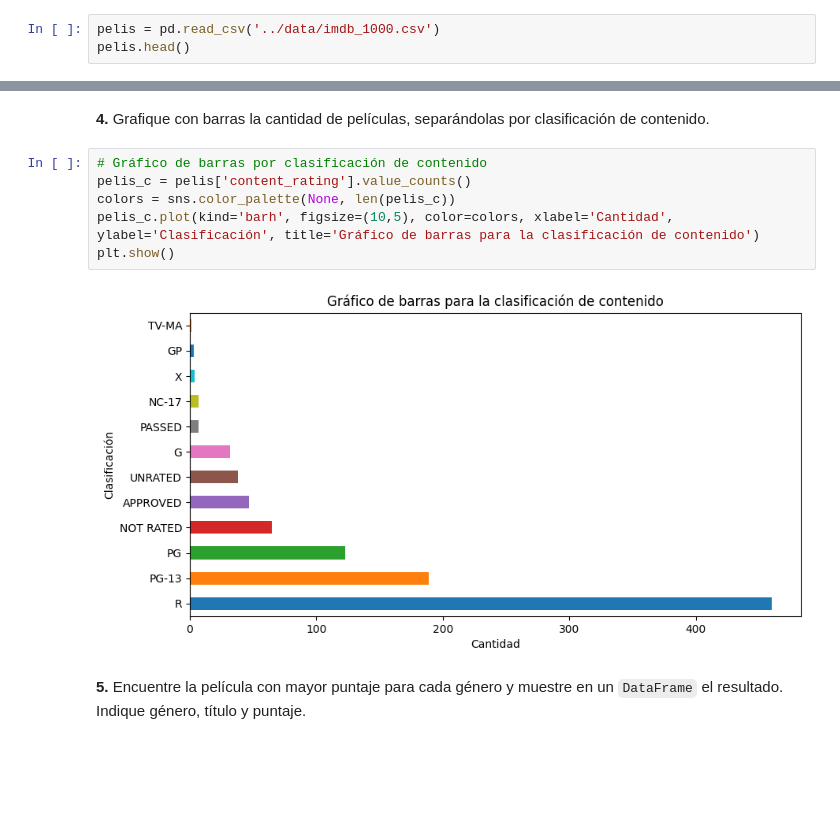
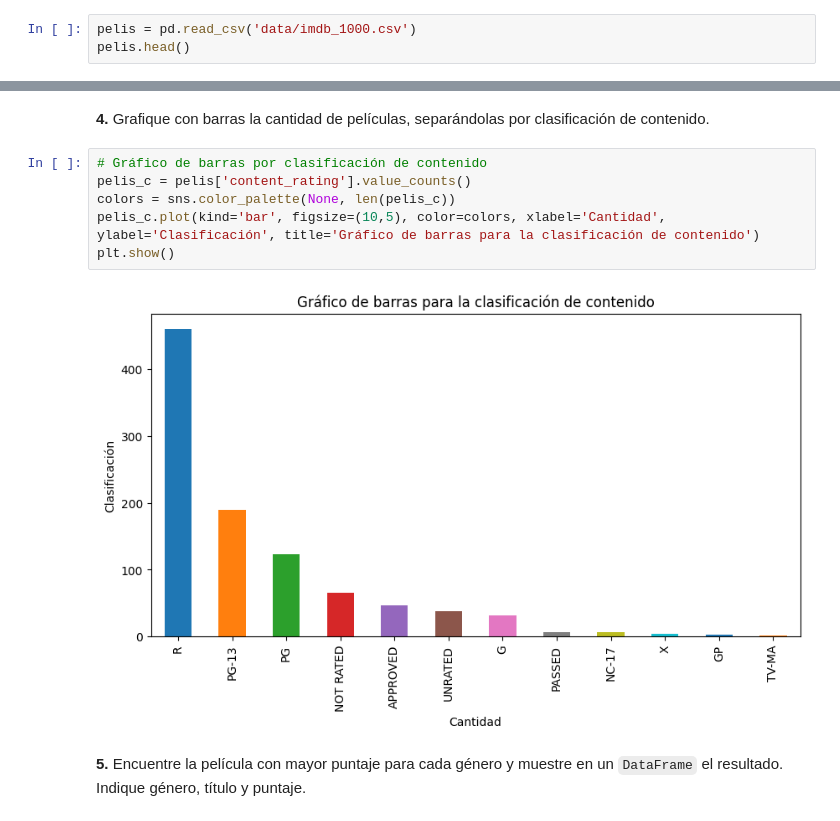
Before and after one commit to Nefertumm/AM, a Jupyter notebook: Tema_0-Introduccion/Entregables/Entregables_introduccion.ipynb, the cells around one changed output, grey strips where cells are left out. Drawn from its saved outputs; the diff is of its cells as text; blank space fills up the shorter version.

```diff
--- a/Tema_0-Introduccion/Entregables/Entregables_introduccion.ipynb
+++ b/Tema_0-Introduccion/Entregables/Entregables_introduccion.ipynb
@@ -224,7 +224,7 @@ plt.show()
 
 Cargue en un `DataFrame` el conjunto de datos sobre películas dado en **imdb_1000.csv**. A partir de procesar estos datos responda a los siguientes enunciados.
 # %%
-pelis = pd.read_csv('../data/imdb_1000.csv')
+pelis = pd.read_csv('data/imdb_1000.csv')
 pelis.head()
 # %% [output]
 |  | star_rating | title | content_rating | genre | duration | actors_list |
@@ -281,11 +281,11 @@ sns.boxplot(data=pelis, x='genre', y='duration', ax=axes)
 # %%
 # Gráfico de barras por clasificación de contenido
 pelis_c = pelis['content_rating'].value_counts()
 colors = sns.color_palette(None, len(pelis_c))
-pelis_c.plot(kind='barh', figsize=(10,5), color=colors, xlabel='Cantidad', ylabel='Clasificación', title='Gráfico de barras para la clasificación de contenido')
+pelis_c.plot(kind='bar', figsize=(10,5), color=colors, xlabel='Cantidad', ylabel='Clasificación', title='Gráfico de barras para la clasificación de contenido')
 plt.show()
 # %% [output]
-[figure, old version]
+[figure, new version]
 # %% [markdown]
 **5.** Encuentre la película con mayor puntaje para cada género y muestre en un `DataFrame` el resultado. Indique género, título y puntaje.
 # %%
```
Also changed, not shown: parts of 8 cells of this notebook, 18 other files.
